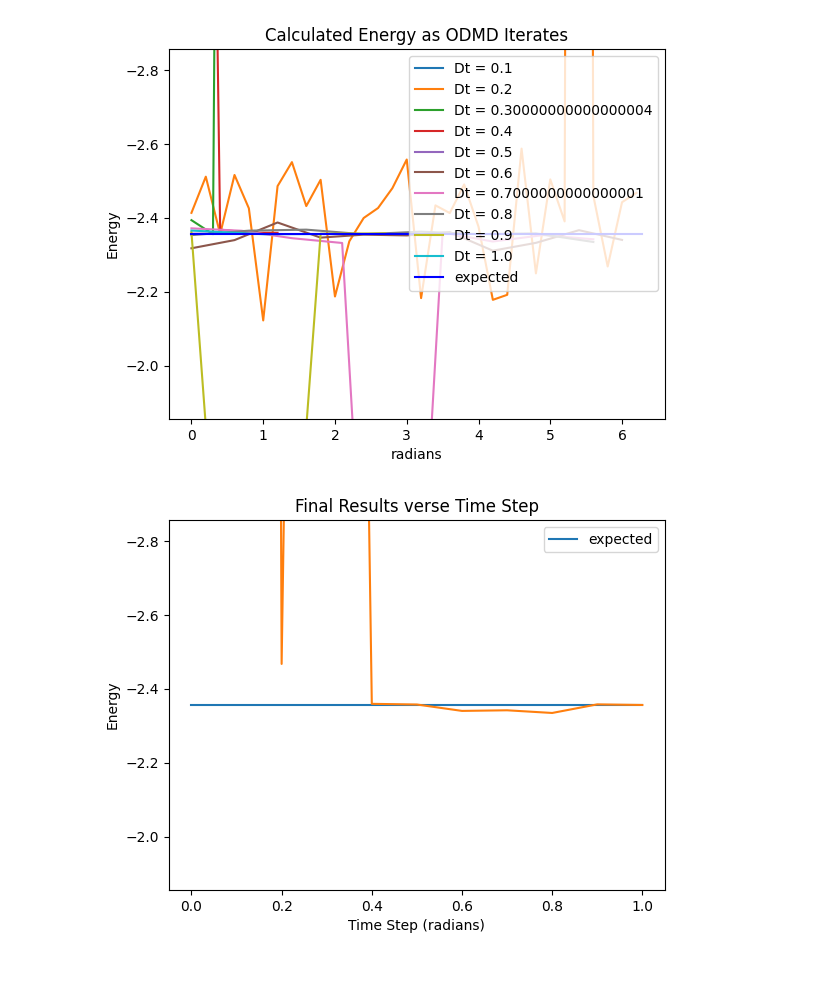
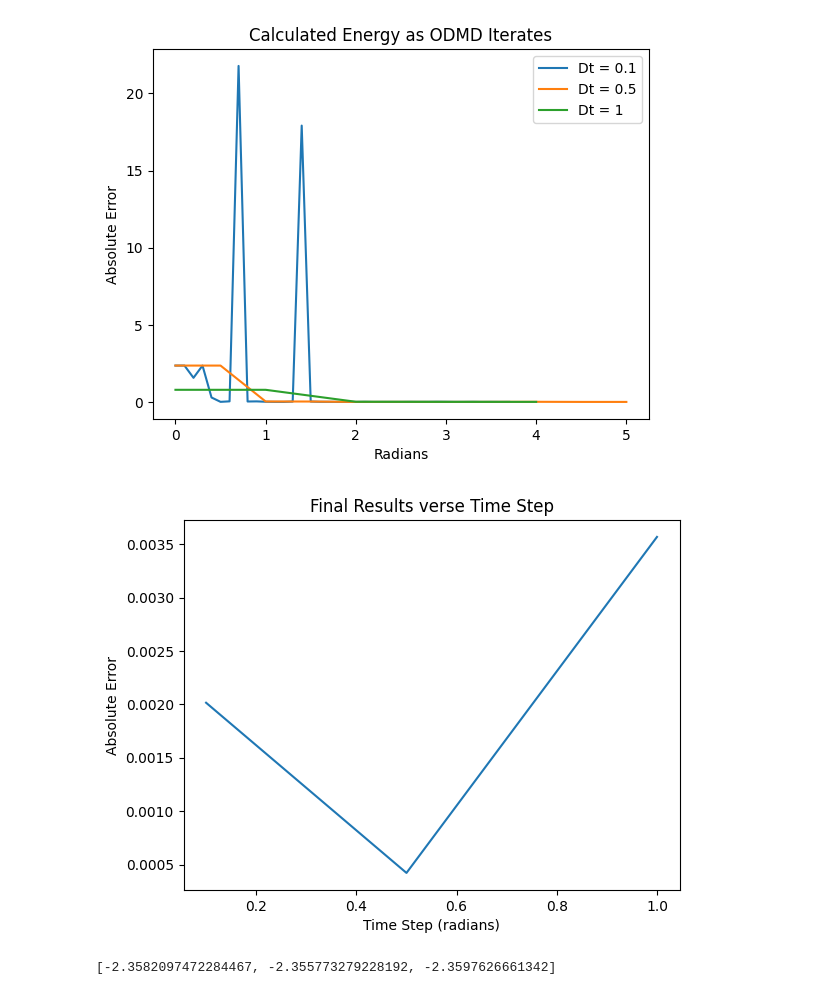
Before and after one commit to Quantum-Linear-Algebra/ODMD, a Jupyter notebook: ODMD.ipynb, the cells around one changed output. Drawn from its saved outputs; the diff is of its cells as text; code cells hidden in the pictures.

Commit message:
updated comparision graphs, made second different interpretation of ODMD

```diff
--- a/ODMD.ipynb
+++ b/ODMD.ipynb
@@ -232,12 +262,12 @@ didn't work
 # %%
 g = 4
-Ham = create_hamiltonian(4, g)
+Ham = create_hamiltonian(2, g)
 trials = []
-time_steps = np.arange(.1, 1.1, .1)
+time_steps = [.1, .5, 1] # np.linspace(.01, 1.0, 4)
 results = []
 for i in time_steps:
     print(i)
     est_E_0s = []
-    results.append(ODMD(Ham, i, 0.01, 0.001, est_E_0s = est_E_0s, g=g))
+    results.append(ODMD_new(Ham, i, 0.01, est_E_0s = est_E_0s, g=g))
     trials.append(est_E_0s)
 # %% [output]
@@ -261,27 +291,24 @@ E_0 = -2.3560606329498177
 # %%
-time_steps = np.arange(.1, 1.1, .1)
 real_E_0 = -abs(np.linalg.eigvals(Ham)[0].real)
-
-
 for i in range(len(trials)):
-    plt.plot(np.arange(0, 2*pi, time_steps[i])[0:len(trials[i])], trials[i], label = 'Dt = '+str(time_steps[i]))
+    err = [abs(w-real_E_0) for w in trials[i]]
+    plt.plot(np.arange(0, 2*pi, time_steps[i])[0:len(trials[i])], err, label = 'Dt = '+str(time_steps[i]))
 plt.title("Calculated Energy as ODMD Iterates")
-plt.ylabel("Energy")
-plt.xlabel("radians")
-plt.plot([0, 2*pi], [real_E_0, real_E_0], label = "expected", c = 'b')
+plt.ylabel("Absolute Error")
+plt.xlabel("Radians")
 plt.legend()
-plt.ylim([-abs(np.linalg.eigvals(Ham)[0].real)+.5,-abs(np.linalg.eigvals(Ham)[0].real)-.5])
+# plt.ylim([-abs(np.linalg.eigvals(Ham)[0].real)+.5,-abs(np.linalg.eigvals(Ham)[0].real)-.5])
+plt.savefig("Dt_vs_time.png")
 plt.show()
 
 plt.title("Final Results verse Time Step")
 plt.xlabel("Time Step (radians)")
-plt.ylabel("Energy")
-plt.plot([0, time_steps[-1]], [real_E_0, real_E_0], label = "expected",)
-plt.plot(time_steps, results)
-plt.ylim([-abs(np.linalg.eigvals(Ham)[0].real)+.5,-abs(np.linalg.eigvals(Ham)[0].real)-.5])
-
-plt.legend()
+plt.ylabel("Absolute Error")
+plt.plot(time_steps, [abs(real_E_0-i) for i in results])
+# plt.ylim([-abs(np.linalg.eigvals(Ham)[0].real)+.5,-abs(np.linalg.eigvals(Ham)[0].real)-.5])
 plt.show()
+print(results)
 # %% [output]
-[figure, old version]
+[figure, new version]
-[figure, old version]
+[figure, new version]
+[-2.3582097472284467, -2.355773279228192, -2.3597626661342]
```
Also changed, not shown: parts of 4 cells of this notebook, 1 other file.
